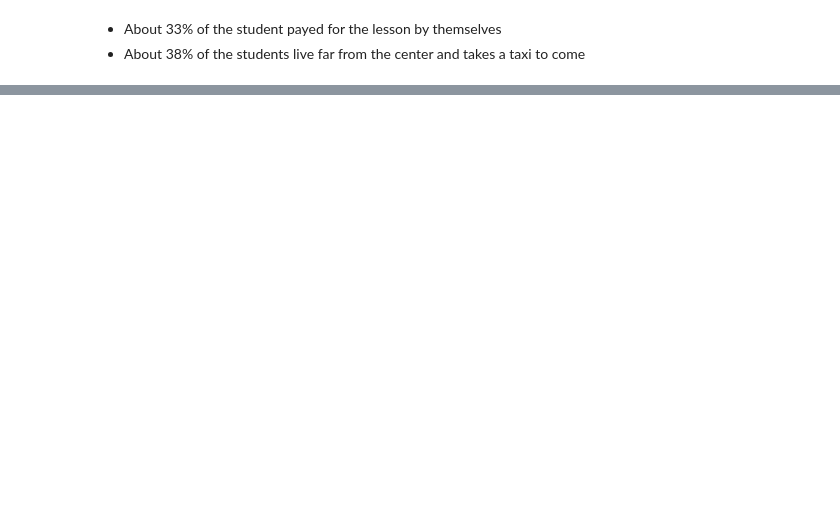
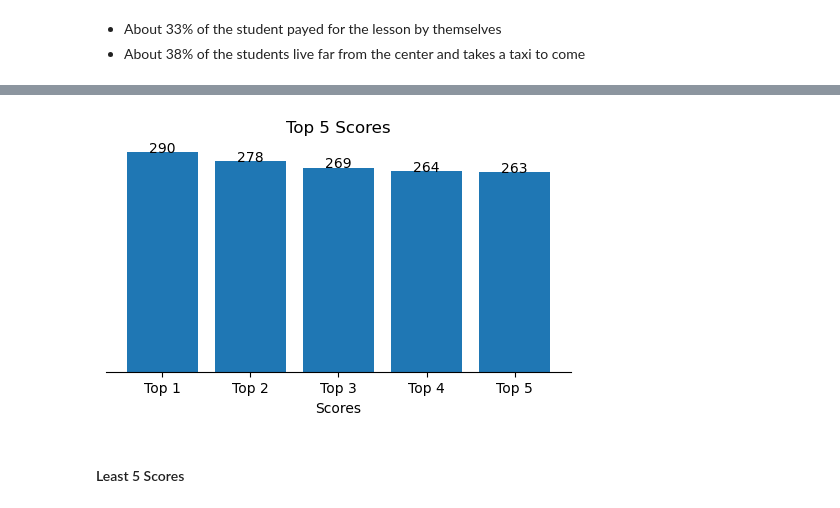
Before and after one commit to valezenwanne/Performance_of_UltraBrain_Students_in_2024_JAMB_Exam, a Jupyter notebook: Performance of Ultra-Brain Student in 2024 JAMB.ipynb, the cells around one changed output, grey strips where cells are left out. Drawn from its saved outputs; the diff is of its cells as text; code cells hidden in the pictures; blank space fills up the shorter version.

```diff
--- a/Performance of Ultra-Brain Student in 2024 JAMB.ipynb
+++ b/Performance of Ultra-Brain Student in 2024 JAMB.ipynb
@@ -706,0 +727,4 @@ plt.show()
+# %%
+#top five scores
+top_5_score = df[['Student Name' ,'Score 2024']].sort_values('Score 2024', ascending=False).head(5)
+top_5_score
@@ -706,0 +738,3 @@ plt.show()
+# %%
+#assign a default index to the student
+top_5_score['Rank'] = ['Top 1', 'Top 2', 'Top 3', 'Top 4', 'Top 5']
@@ -706,0 +750,22 @@ plt.show()
+# %%
+#plot a bar chart of the top 5 scores
+fig, ax = plt.subplots(figsize=[6,3])
+
+ax.bar(x=top_5_score['Rank'], height=top_5_score['Score 2024'])
+
+#add title and labels
+ax.set_title('Top 5 Scores')
+ax.set_xlabel('Scores')
+
+#remove spines
+ax.spines[['top', 'left', 'right']].set_visible(False)
+ax.yaxis.set_visible(False)
+
+#add annotation
+for index, values in enumerate(top_5_score['Score 2024']):
+    ax.annotate(values, xy=(index, values+5), ha='center', va='center')
+plt.show()
+# %% [output]
+[figure, added]
+# %% [markdown]
+#### Least 5 Scores
```
Also changed, not shown: parts of 60 cells of this notebook.
